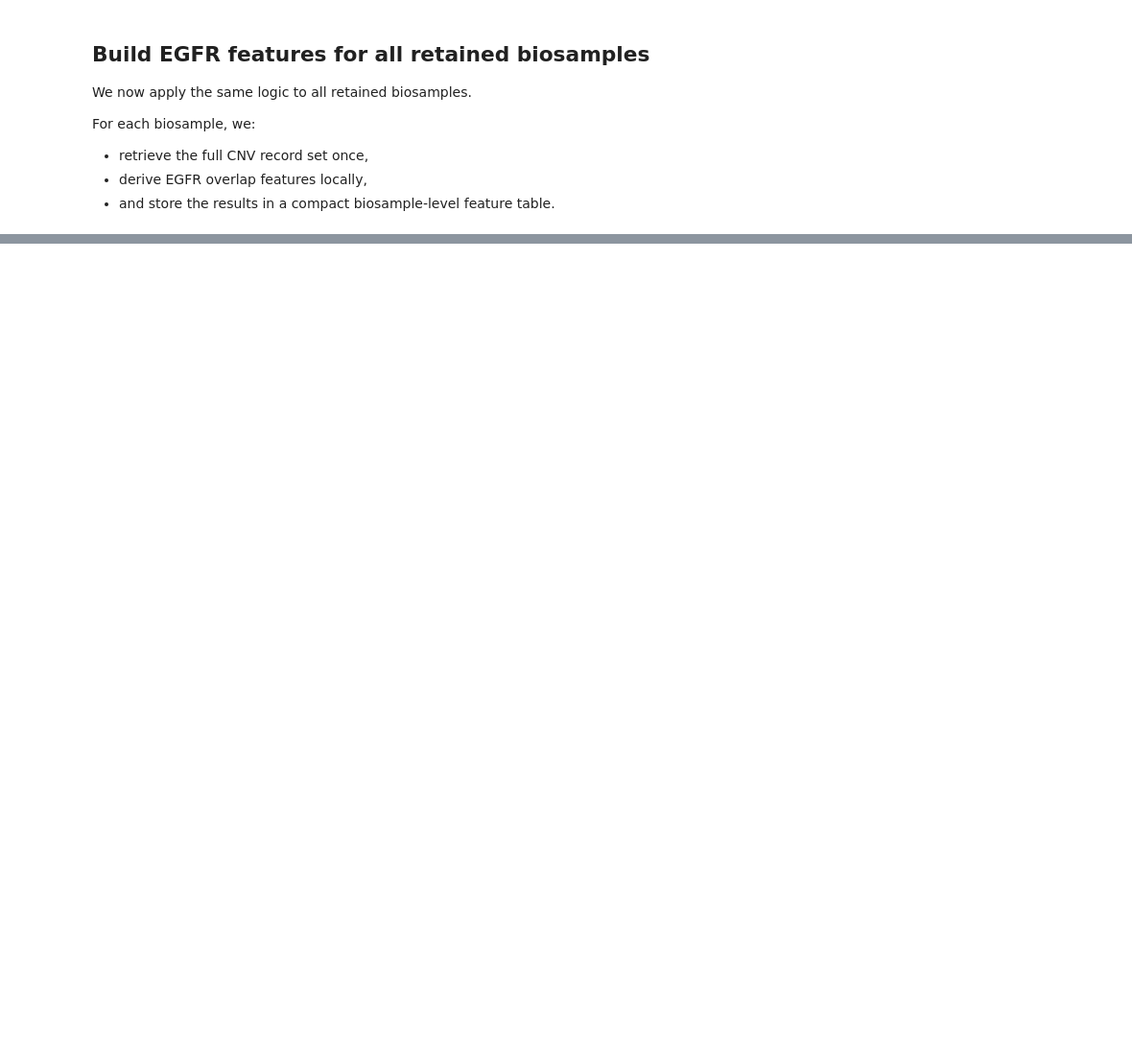
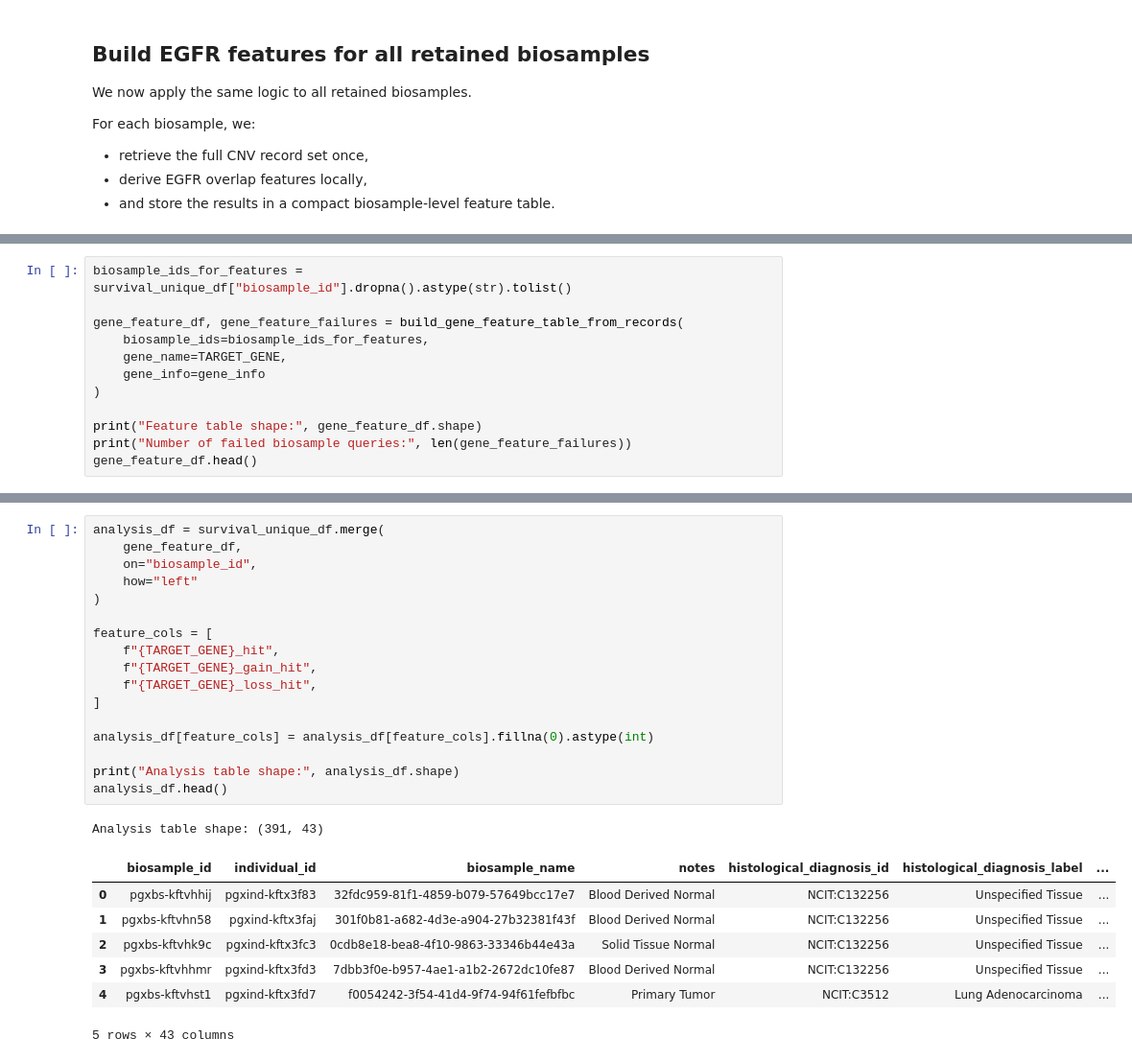
Before and after one commit to awildberger/UZH-BIO392-FS26-amira, a Jupyter notebook: course-material/survival_analysis_v2.ipynb, the cells around one changed output, grey strips where cells are left out. Shown at 96% size. Cells and saved outputs as stored; diff of their text form; blank space fills up the shorter version.

```diff
--- a/course-material/survival_analysis_v2.ipynb
+++ b/course-material/survival_analysis_v2.ipynb
@@ -593,0 +668,12 @@ For each biosample, we:
+# %%
+biosample_ids_for_features = survival_unique_df["biosample_id"].dropna().astype(str).tolist()
+
+gene_feature_df, gene_feature_failures = build_gene_feature_table_from_records(
+    biosample_ids=biosample_ids_for_features,
+    gene_name=TARGET_GENE,
+    gene_info=gene_info
+)
+
+print("Feature table shape:", gene_feature_df.shape)
+print("Number of failed biosample queries:", len(gene_feature_failures))
+gene_feature_df.head()
@@ -593,0 +710,26 @@ For each biosample, we:
+# %%
+analysis_df = survival_unique_df.merge(
+    gene_feature_df,
+    on="biosample_id",
+    how="left"
+)
+
+feature_cols = [
+    f"{TARGET_GENE}_hit",
+    f"{TARGET_GENE}_gain_hit",
+    f"{TARGET_GENE}_loss_hit",
+]
+
+analysis_df[feature_cols] = analysis_df[feature_cols].fillna(0).astype(int)
+
+print("Analysis table shape:", analysis_df.shape)
+analysis_df.head()
+# %% [output]
+Analysis table shape: (391, 43)
+|  | biosample_id | individual_id | biosample_name | notes | histological_diagnosis_id | histological_diagnosis_label | ... |
+| 0 | pgxbs-kftvhhij | pgxind-kftx3f83 | 32fdc959-81f1-4859-b079-57649bcc17e7 | Blood Derived Normal | NCIT:C132256 | Unspecified Tissue | ... |
+| 1 | pgxbs-kftvhn58 | pgxind-kftx3faj | 301f0b81-a682-4d3e-a904-27b32381f43f | Blood Derived Normal | NCIT:C132256 | Unspecified Tissue | ... |
+| 2 | pgxbs-kftvhk9c | pgxind-kftx3fc3 | 0cdb8e18-bea8-4f10-9863-33346b44e43a | Solid Tissue Normal | NCIT:C132256 | Unspecified Tissue | ... |
+| 3 | pgxbs-kftvhhmr | pgxind-kftx3fd3 | 7dbb3f0e-b957-4ae1-a1b2-2672dc10fe87 | Blood Derived Normal | NCIT:C132256 | Unspecified Tissue | ... |
+| 4 | pgxbs-kftvhst1 | pgxind-kftx3fd7 | f0054242-3f54-41d4-9f74-94f61fefbfbc | Primary Tumor | NCIT:C3512 | Lung Adenocarcinoma | ... |
+5 rows × 43 columns
```
Also changed, not shown: parts of 40 cells of this notebook.
